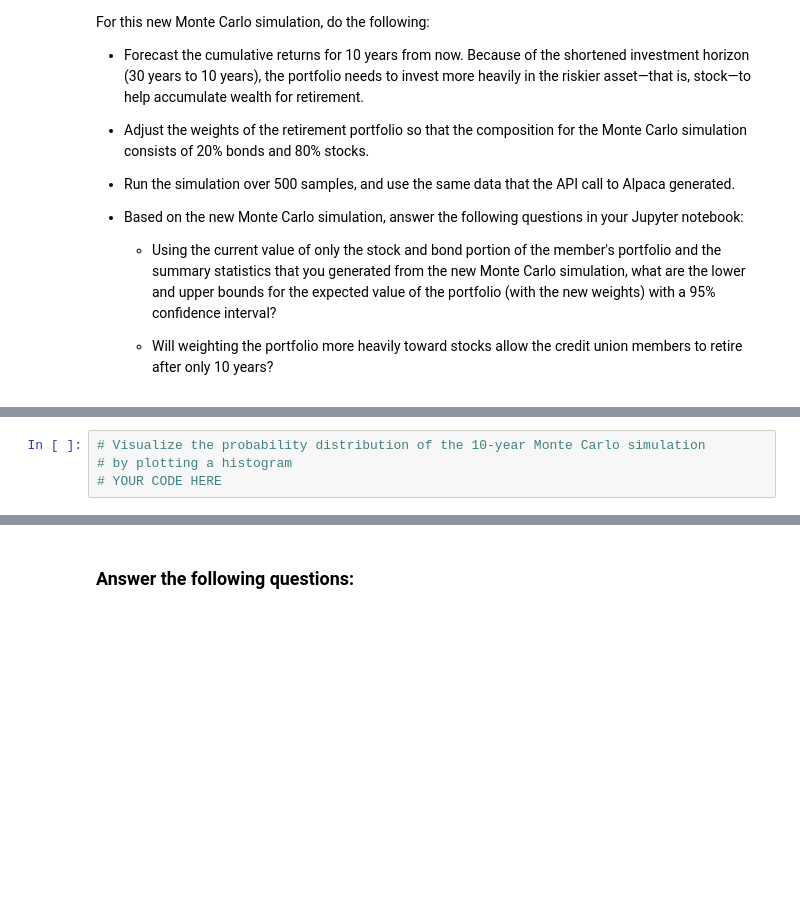
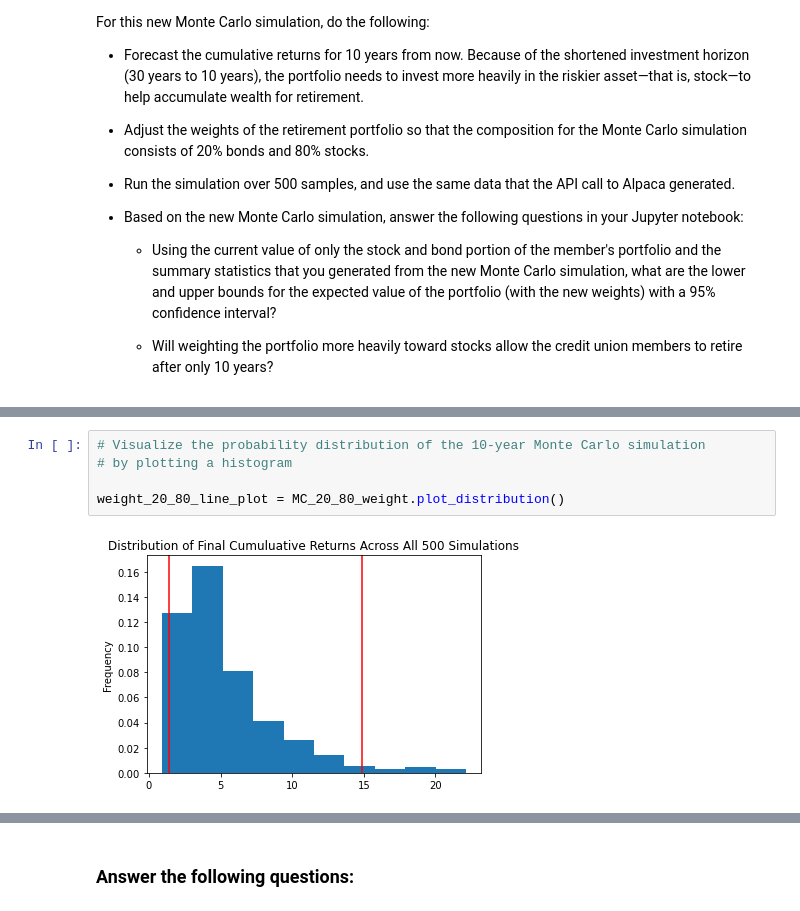
Before and after one commit to lindseyhardouin/Challenge_5, a Jupyter notebook: financial_planning_tools.ipynb, the cells around one changed output, grey strips where cells are left out. Saved outputs shown, nothing was run; the diff lists cells and outputs as text; blank space fills up the shorter version.

```diff
--- a/financial_planning_tools.ipynb
+++ b/financial_planning_tools.ipynb
@@ -692,7 +742,10 @@ For this new Monte Carlo simulation, do the following:
 # %%
 # Visualize the probability distribution of the 10-year Monte Carlo simulation
 # by plotting a histogram
-# YOUR CODE HERE
+
+weight_20_80_line_plot = MC_20_80_weight.plot_distribution()
+# %% [output]
+[figure, added]
 # %%
 # Generate summary statistics from the 10-year Monte Carlo simulation results
 # Save the results as a variable
```
Also changed, not shown: parts of 25 cells of this notebook.
